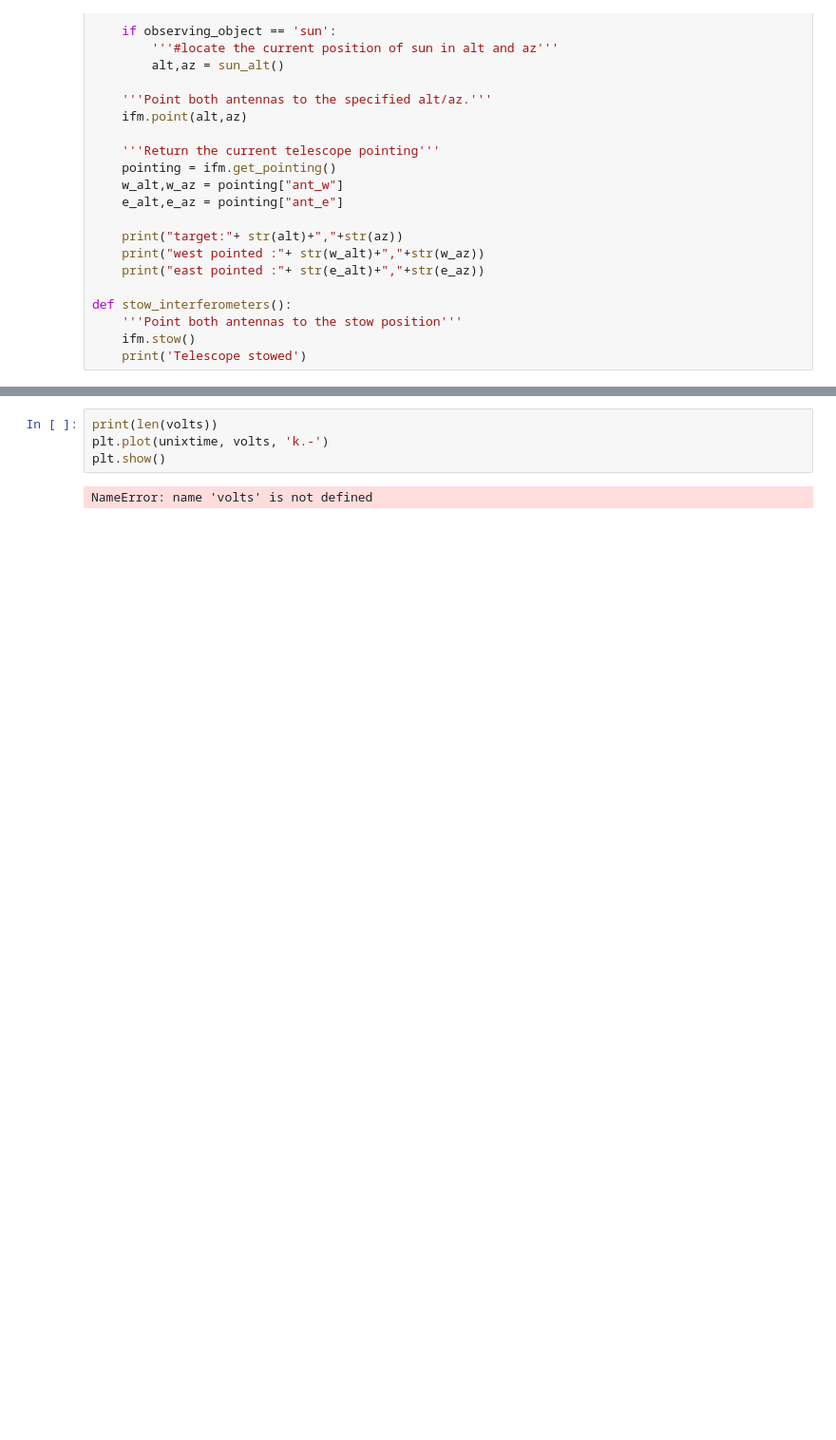
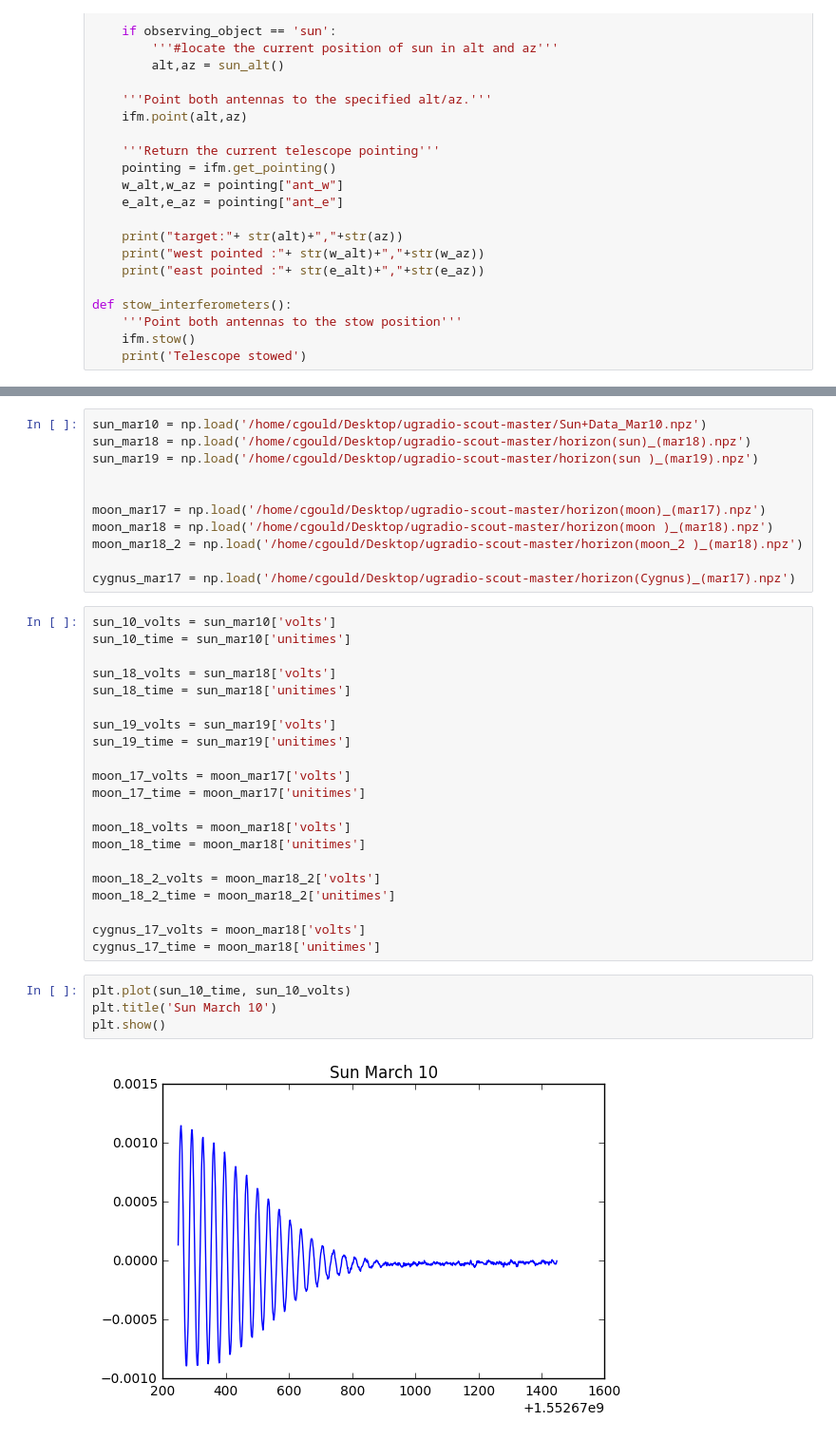
Before and after one commit to gracefujii/Astro-121, a Jupyter notebook: gould_lab3.ipynb, the cells around one changed output, grey strips where cells are left out. Shown: that part at 95% size. Cells and saved outputs as stored; diff of their text form; blank space fills up the shorter version.

```diff
--- a/gould_lab3.ipynb
+++ b/gould_lab3.ipynb
@@ -435,6 +254,38 @@ error: [Errno 110] Connection timed out
-# %%
-print(len(volts))
-plt.plot(unixtime, volts, 'k.-')
-plt.show()
-# %% [output]
-NameError: name 'volts' is not defined
+# %%
+sun_mar10 = np.load('/home/cgould/Desktop/ugradio-scout-master/Sun+Data_Mar10.npz')
+sun_mar18 = np.load('/home/cgould/Desktop/ugradio-scout-master/horizon(sun)_(mar18).npz')
+sun_mar19 = np.load('/home/cgould/Desktop/ugradio-scout-master/horizon(sun )_(mar19).npz')
+
+
+moon_mar17 = np.load('/home/cgould/Desktop/ugradio-scout-master/horizon(moon)_(mar17).npz')
+moon_mar18 = np.load('/home/cgould/Desktop/ugradio-scout-master/horizon(moon )_(mar18).npz')
+moon_mar18_2 = np.load('/home/cgould/Desktop/ugradio-scout-master/horizon(moon_2 )_(mar18).npz')
+
+cygnus_mar17 = np.load('/home/cgould/Desktop/ugradio-scout-master/horizon(Cygnus)_(mar17).npz')
+# %%
+sun_10_volts = sun_mar10['volts']
+sun_10_time = sun_mar10['unitimes']
+
+sun_18_volts = sun_mar18['volts']
+sun_18_time = sun_mar18['unitimes']
+
+sun_19_volts = sun_mar19['volts']
+sun_19_time = sun_mar19['unitimes']
+
+moon_17_volts = moon_mar17['volts']
+moon_17_time = moon_mar17['unitimes']
+
+moon_18_volts = moon_mar18['volts']
+moon_18_time = moon_mar18['unitimes']
+
+moon_18_2_volts = moon_mar18_2['volts']
+moon_18_2_time = moon_mar18_2['unitimes']
+
+cygnus_17_volts = moon_mar18['volts']
+cygnus_17_time = moon_mar18['unitimes']
+# %%
+plt.plot(sun_10_time, sun_10_volts)
+plt.title('Sun March 10')
+plt.show()
+# %% [output]
+[figure, added]
```
Also changed, not shown: parts of 11 cells of this notebook.
